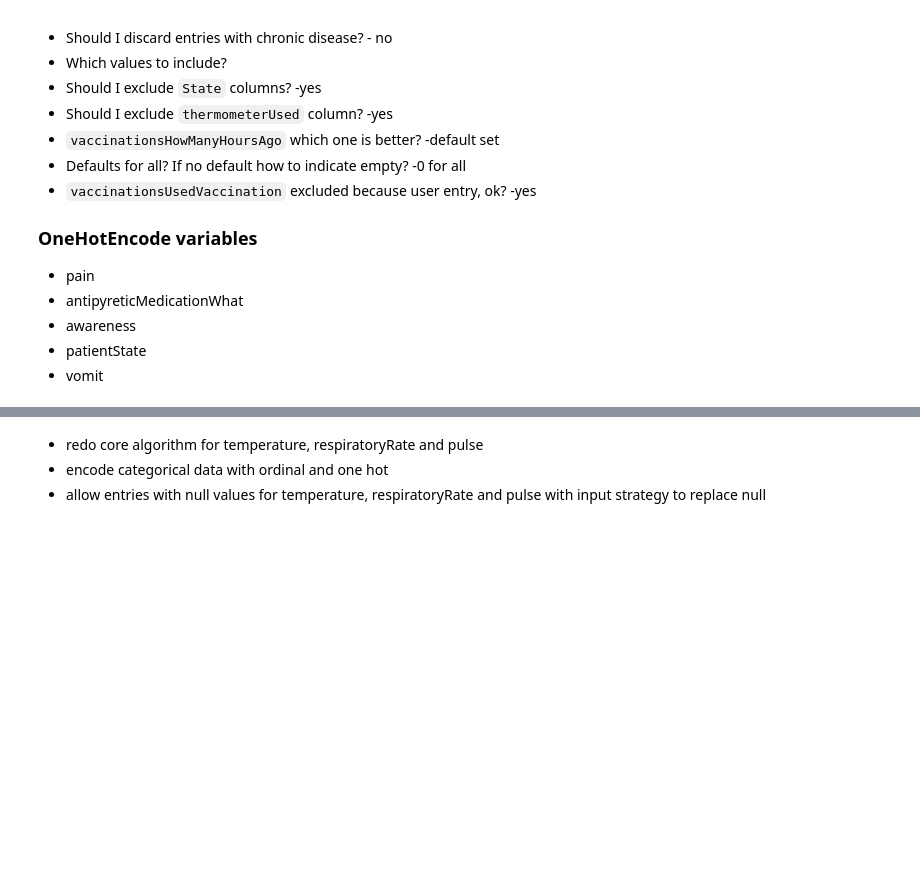
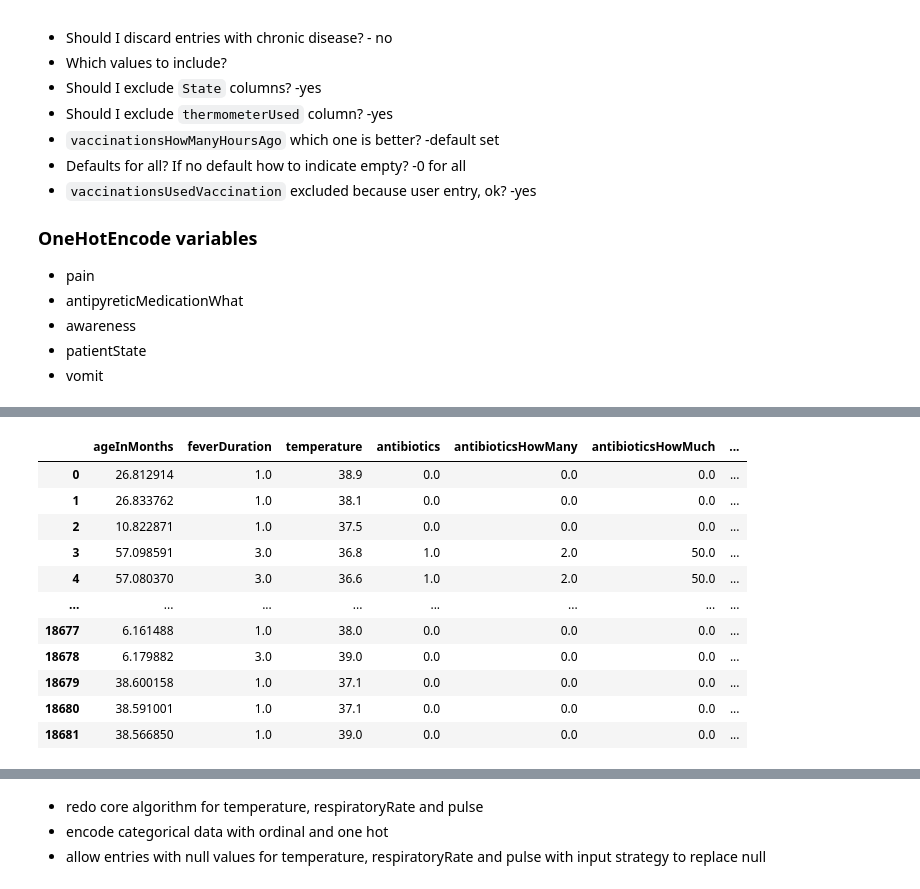
Before and after one commit to janoshr/ffa-model, a Jupyter notebook: preprocess.ipynb, the cells around one changed output, grey strips where cells are left out. Saved outputs shown, nothing was run; the diff lists cells and outputs as text; code cells hidden in the pictures; blank space fills up the shorter version.

Commit message:
feat(sections): preprocessing section state generation and parsing added

```diff
--- a/preprocess.ipynb
+++ b/preprocess.ipynb
@@ -24,5 +24,5 @@ import matplotlib.pylab  as plt
 # %%
-df = pd.read_csv('./preprocessing/rawData.csv', header=0)
+df = pd.read_csv('./preprocessing/rawAnalysisData.csv', header=0)
 
 print(f'The dataset has {len(df)} entries and {len(df.columns)} columns')
 df.shape
@@ -297,24 +295,27 @@ one_hot_categories = {
     ]
 }
 # %%
-def one_hot_array_encoder(dataset, categories, column, default, use_column_name = False, replace = True):
+def one_hot_array_encoder(dataset, categories, column, default, use_column_name=False, replace=True):
     # Getting array values
     ds = dataset.copy()
     ds_col = ds[column].apply(lambda s: s.split(',') if type(s) == str else [])
     for cat in categories:
         if use_column_name:
-            cat = column+ '_' + cat
+            cat = column + '_' + cat
         ds[cat] = [1 if cat in arr or (len(arr) == 0 and cat == default) else 0 for arr in ds_col]
     return ds.drop(columns=[column]) if replace else ds
 
-def one_hot_encoder(dataset, categories, column, default, use_column_name = False, replace = True):
+
+def one_hot_encoder(dataset, categories, column, default, use_column_name=False, replace=True):
     ds = dataset.copy()
     for cat in categories:
         cat_name = cat
         if use_column_name:
-            cat_name = column+ '_' + cat
-        ds[cat_name] = [1 if cat == val or (val == np.nan and cat == default) else 0 for val in ds[column]]
+            cat_name = column + '_' + cat
+        ds[cat_name] = [1 if cat == val or (
+            val == np.nan and cat == default) else 0 for val in ds[column]]
     return ds.drop(columns=[column]) if replace else ds
+
 
 def ordinal_encoder(dataset, categories, column, default, replace=True):
     ds = dataset.copy()
@@ -326,0 +416,4 @@ def ordinal_encoder(dataset, categories, column, default, replace=True):
+# %%
+print(df3.shape)
+df_with_section_states = generate_section_state(df3.copy())
+df_with_section_states['pulseState'].value_counts()
@@ -327,36 +427,56 @@ def ordinal_encoder(dataset, categories, column, default, replace=True):
 # %%
+# ---------------------------------------------------------------------------- #
+#                                   Encoding                                   #
+# ---------------------------------------------------------------------------- #
 from sklearn.impute import KNNImputer
 
-# transformers = []
-# transformers = [(key, OrdinalEncoder(categories=list(ordinal_encoder[key].keys())), [key]) for key in ordinal_encoder.keys()]
-
-# transformers.extend([(key, OneHotEncoder(categories='auto'), [key]) for key in one_hot_categories.keys()])
-
-# ct = ColumnTransformer(
-#     transformers=transformers,
-#     remainder='passthrough'
-# )
-
-df_enc = one_hot_array_encoder(df3, one_hot_categories['pain'], 'pain', one_hot_categories['pain'][0])
-df_enc = one_hot_array_encoder(df_enc, one_hot_categories['antipyreticMedicationWhat'], 'antipyreticMedicationWhat', None)
-df_enc = one_hot_encoder(df_enc, one_hot_categories['awareness'], 'awareness', one_hot_categories['awareness'][0])
-df_enc = one_hot_encoder(df_enc, one_hot_categories['vomit'], 'vomit', one_hot_categories['vomit'][0])
+# ----------------------------- One hot encoding ----------------------------- #
+df_enc = one_hot_array_encoder(
+    df_with_section_states, one_hot_categories['pain'], 'pain', one_hot_categories['pain'][0])
+df_enc = one_hot_encoder(
+    df_enc, one_hot_categories['awareness'], 'awareness', one_hot_categories['awareness'][0])
+df_enc = one_hot_encoder(
+    df_enc, one_hot_categories['vomit'], 'vomit', one_hot_categories['vomit'][0])
 df_enc = one_hot_encoder(df_enc, one_hot_categories['patientState'], 'patientState', None, True)
 
+# ---------------------- Section state one hot encoding ---------------------- #
+for key in sections.keys():
+    k = key + 'State'
+    df_enc = one_hot_encoder(df_enc, ['good', 'caution', 'danger'], k, None, True)
+
+# NOTE: pulseState already exists and therefore is not processed in sectionState
+# generator, so it is added here
+df_enc = one_hot_encoder(df_enc, ['good', 'caution', 'danger'], 'pulseState', 'good', True)
+
+# ----------------------------- Ordinal encoding ----------------------------- #
 for key in ordinal_categories.keys():
     df_enc = ordinal_encoder(df_enc, ordinal_categories[key], key, ordinal_categories[key][key])
 
-# df_prep = pd.DataFrame(ct.fit_transform(df_enc), columns=ct.get_feature_names_out())
-# df_prep
-
-df_enc = df_enc.drop(columns=['userId', 'id', 'illnessId', 'patientId', 'timestampOfCreation', 'timestampOfCreationOnDevice', 'dateOfBirth'])
-
-# The chronicDisease column is going to be dropped for now
-# later reevaluate if it is needed or not
-df_parsed = df_enc.drop(columns=['chronicDisease'])
+# Dropping irrelevant or unused fields
+droppables = [
+    'userId',
+    'id',
+    'illnessId',
+    'patientId',
+    'timestampOfCreation',
+    'timestampOfCreationOnDevice',
+]
+df_parsed = df_enc.drop(columns=droppables)
 
 # checking which column has the most missing values
 # if it returns the first one there might not be missing values at all
 df_parsed.count().idxmin()
-df_parsed.shape
+df_parsed
 # %% [output]
+|  | ageInMonths | feverDuration | temperature | antibiotics | antibioticsHowMany | antibioticsHowMuch | ... |
+| 0 | 26.812914 | 1.0 | 38.9 | 0.0 | 0.0 | 0.0 | ... |
+| 1 | 26.833762 | 1.0 | 38.1 | 0.0 | 0.0 | 0.0 | ... |
+| 2 | 10.822871 | 1.0 | 37.5 | 0.0 | 0.0 | 0.0 | ... |
+| 3 | 57.098591 | 3.0 | 36.8 | 1.0 | 2.0 | 50.0 | ... |
+| 4 | 57.080370 | 3.0 | 36.6 | 1.0 | 2.0 | 50.0 | ... |
+| ... | ... | ... | ... | ... | ... | ... | ... |
+| 18677 | 6.161488 | 1.0 | 38.0 | 0.0 | 0.0 | 0.0 | ... |
+| 18678 | 6.179882 | 3.0 | 39.0 | 0.0 | 0.0 | 0.0 | ... |
+| 18679 | 38.600158 | 1.0 | 37.1 | 0.0 | 0.0 | 0.0 | ... |
+| 18680 | 38.591001 | 1.0 | 37.1 | 0.0 | 0.0 | 0.0 | ... |
+| 18681 | 38.566850 | 1.0 | 39.0 | 0.0 | 0.0 | 0.0 | ... |
```
Also changed, not shown: parts of 13 cells of this notebook, 1 other file.
